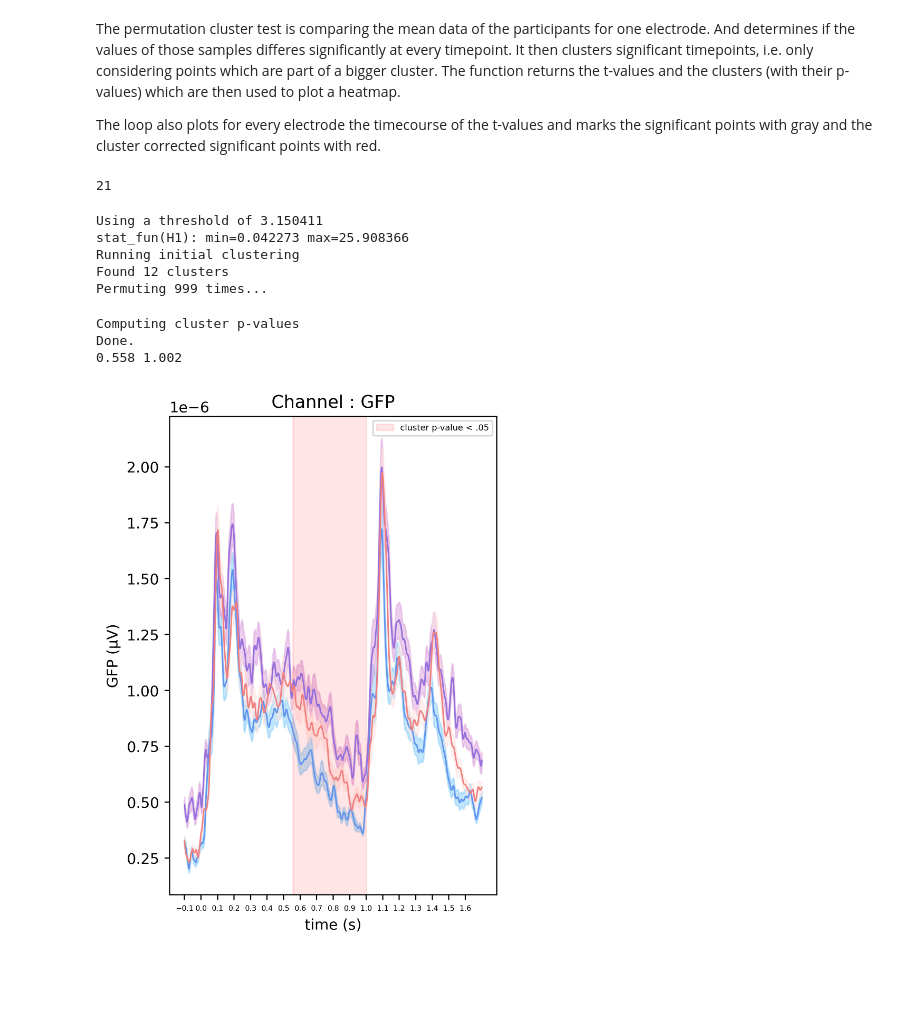
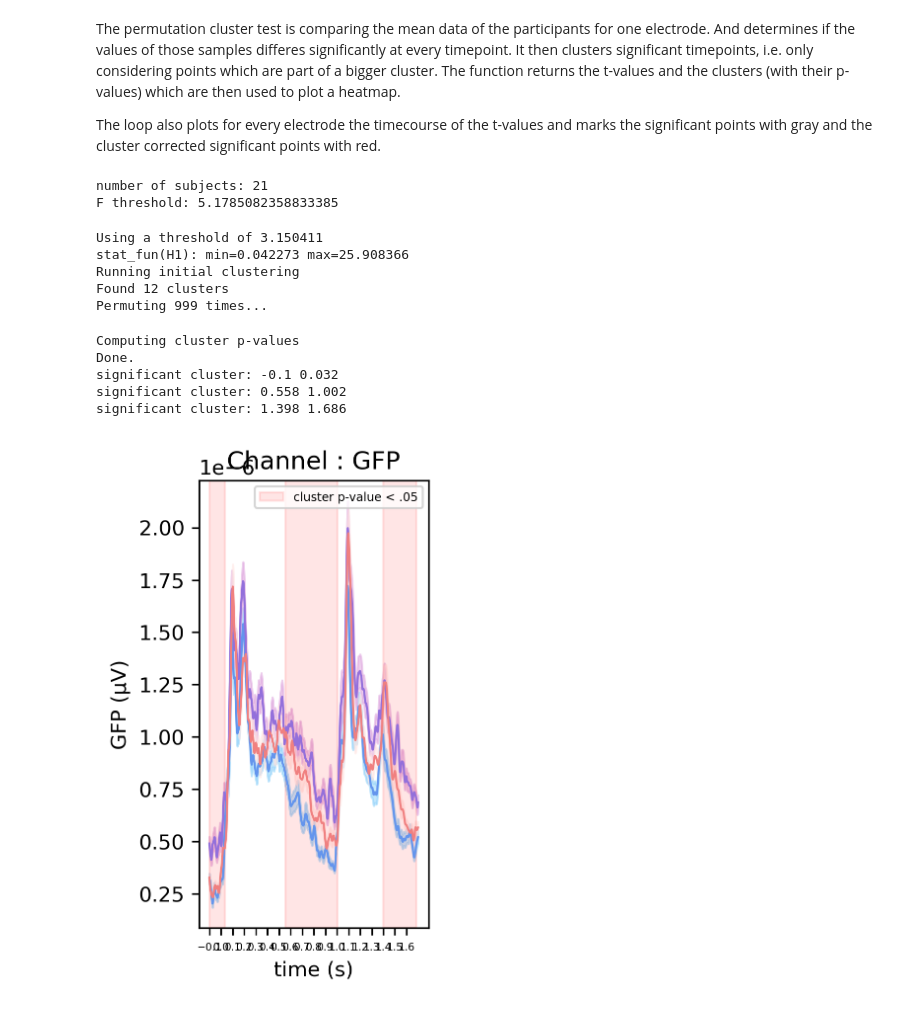
Before and after one commit to rtivadar/EEG_analysis, a Jupyter notebook: GFP_analysis.ipynb, the cells around one changed output. Saved outputs shown, nothing was run; the diff lists cells and outputs as text; code cells hidden in the pictures; blank space fills up the shorter version.

```diff
--- a/GFP_analysis.ipynb
+++ b/GFP_analysis.ipynb
@@ -25,12 +30,12 @@ import copy
 # Loading the Data
 # %%
 #declare path, figure path, participant names or IDs and data file path
-gen_path = '/Users/tivadarr/WorkFiles/Bern/Experiment_1/EEG_data/subjects/'
-filep_figures = '/Users/tivadarr/WorkFiles/Bern/Experiment_1/EEG_data/results_pics/permutationclustertest/'
+gen_path = '/Users/tivadarr/WorkFiles/Bern/Experiment1/EEG_data/subjects/'
+filep_figures = '/Users/tivadarr/WorkFiles/Bern/Experiment1/EEG_data/results_pics/permutationclustertest/'
 participants = ['P04','P05','P06','P08','P10','P11','P12','P13','P14','P15','P16','P17','P18','P19',
                 'P20','P21','P22','P23','P25','P26','P27']
 
-filep = '/Users/tivadarr/WorkFiles/Bern/Experiment_1/EEG_data/subjects/'
+filep = '/Users/tivadarr/WorkFiles/Bern/Experiment1/EEG_data/subjects/'
 # %%
 # Initialize array of epochs and data
 
@@ -155,23 +160,25 @@ The loop also plots for every electrode the timecourse of the t-values and marks
 # %%
 # define variables needed for repeated-measures ANOVA (or another ANOVA if needed)
 n_subjects=len(participants)
-print(n_subjects)
-factor_levels = [3]
+print('number of subjects:',n_subjects)
+factor_levels = [3] #how many levels do your factors have? Here I had 1 factor with three levels
 effects = 'A'
+# A stands for first main effect (the only one I have, but there is also "B" and "A:B",
+# in the case in which you have more than one factor and want to see the effect of the second
+# factor or the interaction. Note that you can only assess these factors separately.)
 
-#you can add a p threshold if you want it
-
-'''pthresh = 0.01
-
+#you can add a threshold if you want it
+pthresh = 0.01
 f_thresh = f_threshold_mway_rm(n_subjects, factor_levels, effects, pthresh)
-print(f_thresh)'''
+print('F threshold:', f_thresh)
 
 def stat_fun(*args):
     # get f-values only.
     return f_mway_rm(np.swapaxes(args, 1, 0), factor_levels=[3],
                      effects='A', return_pvals=False)[0]
 # %% [output]
-21
+number of subjects: 21
+F threshold: 5.1785082358833385
 # %%
 def applyPermutationClusterTestGFPs(gfp1, gfp2, gfp3, times, plot=False):
     f_values = []
@@ -179,20 +186,22 @@ def applyPermutationClusterTestGFPs(gfp1, gfp2, gfp3, times, plot=False):
 
     for channel in range(1):
 
-        condition1 = gfp1[:,:]  # already a 2D array, so this is superfluous
-        condition2 = gfp2[:,:]
-        condition3 = gfp3[:,:]
+        condition1 = gfp1
+        condition2 = gfp2
+        condition3 = gfp3
         X =[condition1, condition2, condition3]
 
         T_obs, clusters, cluster_p_values, H0 = permutation_cluster_test(X,
                                                                          n_permutations=1000,
                                                                          #threshold=f_thresh,
-                                                                         stat_fun=stat_fun, #if "None" : f_oneway
+                                                                         stat_fun=stat_fun,
+                                                                         #if stat_fun=None : f_oneway is applied
                                                                          seed=42,
+                                                                         #choose whatever seed you wish for the permutations
                                                                          n_jobs=-1)
         f_values.append(T_obs)
 
-        plt.figure(num=None, figsize=(4, 6), dpi=400)
+        plt.figure(num=None, figsize=(2, 4), dpi=300)
 
         plt.title('Channel : GFP')
         plt.plot(times, np.mean(condition1[:,:],axis = 0), color = 'cornflowerblue',linewidth = 1,label='100%')#CHANGE LABEL
@@ -210,8 +219,8 @@ def applyPermutationClusterTestGFPs(gfp1, gfp2, gfp3, times, plot=False):
 
         for i_c, c in enumerate(clusters):
             c = c[0]
-            if cluster_p_values[i_c] <= 0.001:
-                print(times[c.start], times[c.stop - 1])
+            if cluster_p_values[i_c] <= 0.01: # choose desired p-value
+                print('significant cluster:',times[c.start], times[c.stop - 1])
                 h = plt.axvspan(times[c.start], times[c.stop - 1],
                                 color='r', alpha=0.1)
                 significant_heat_map[:, c.start:c.stop] = np.ones((c.stop-c.start))
@@ -222,25 +231,29 @@ def applyPermutationClusterTestGFPs(gfp1, gfp2, gfp3, times, plot=False):
             plt.legend((h, ), ('cluster p-value < .05', ), fontsize='xx-small')
         except:
             continue
+
         plt.xticks(fontsize=5)
         fig1 = plt.gcf()
+        fig1.savefig(filep_figures + 'GFP/sounds/'+'GFP' + '_' + 'Channel'  + '.png', bbox_inches='tight')
         fig1.savefig(filep_figures + 'GFP/sounds/'+'GFP'+ '_' +'Channel' + '.svg', bbox_inches='tight')
+
         plt.show()
         plt.show()
 
 
-    return f_values, significant_heat_map, cluster_p_values, clusters
+    return f_values, cluster_p_values, clusters
 # %%
 %matplotlib inline
-f_values, significants, cluster_pvals, clusters = applyPermutationClusterTestGFPs(gfp100, gfp31, gfp71,
-                                                                                  times, plot=True)
+f_values, cluster_pvals, clusters = applyPermutationClusterTestGFPs(gfp100, gfp31, gfp71, times, plot=True)
 # %% [output]
 Using a threshold of 3.150411
 stat_fun(H1): min=0.042273 max=25.908366
 Running initial clustering
 Found 12 clusters
 Permuting 999 times...
 Computing cluster p-values
 Done.
-0.558 1.002
+significant cluster: -0.1 0.032
+significant cluster: 0.558 1.002
+significant cluster: 1.398 1.686
-[figure, old version]
+[figure, new version]
```
Also changed, not shown: parts of 2 cells of this notebook.
